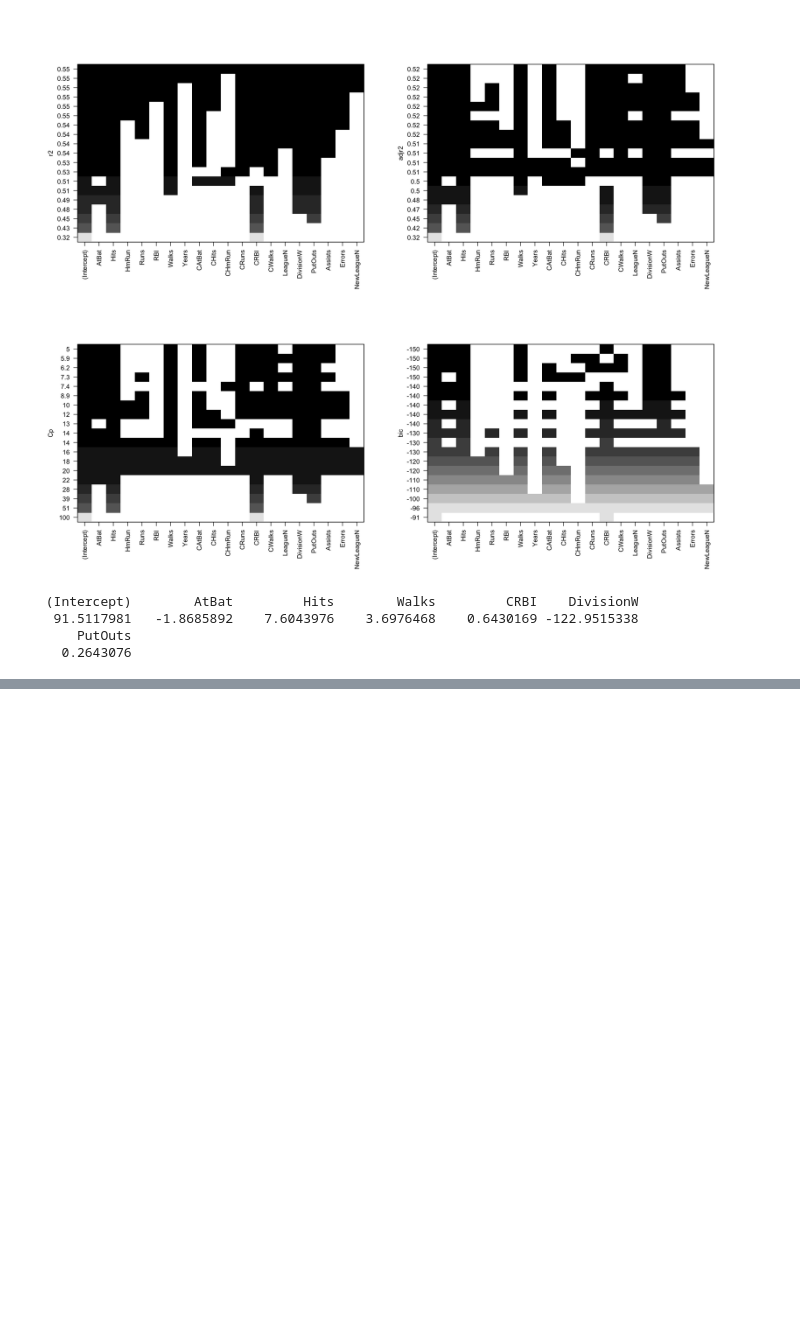
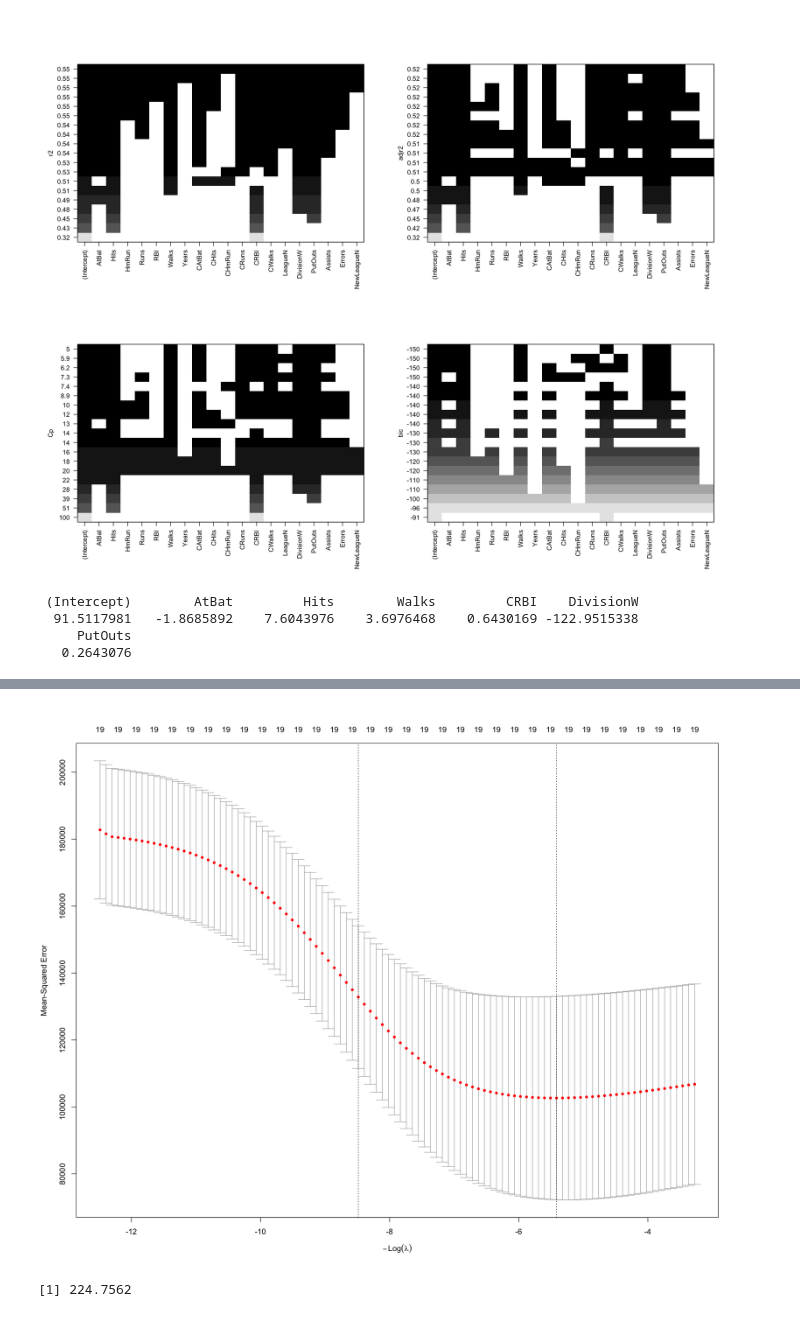
Before and after one commit to SwiftProjectOrganization/ISLR2, a Jupyter notebook: Labs/Lab06.ipynb, the cells around one changed output, grey strips where cells are left out. Drawn from its saved outputs; the diff is of its cells as text; code cells hidden in the pictures; blank space fills up the shorter version.

```diff
--- a/Labs/Lab06.ipynb
+++ b/Labs/Lab06.ipynb
@@ -148,0 +206,5 @@ coef(regfit.full,6)
+# %%
+set.seed(1)
+train = sample(1:nrow(x), nrow(x)/2)
+test = (-train)
+y.test = y[test]
@@ -148,0 +276,6 @@ coef(regfit.full,6)
+# %%
+cv.out <- cv.glmnet(x[train, ], y[train], alpha = 0)
+# %%
+plot(cv.out)
+# %% [output]
+[figure, added]
@@ -148,0 +284,4 @@ coef(regfit.full,6)
+# %%
+bestlam
+# %% [output]
+[1] 224.7562
```
Also changed, not shown: parts of 25 cells of this notebook, 3 other files.
